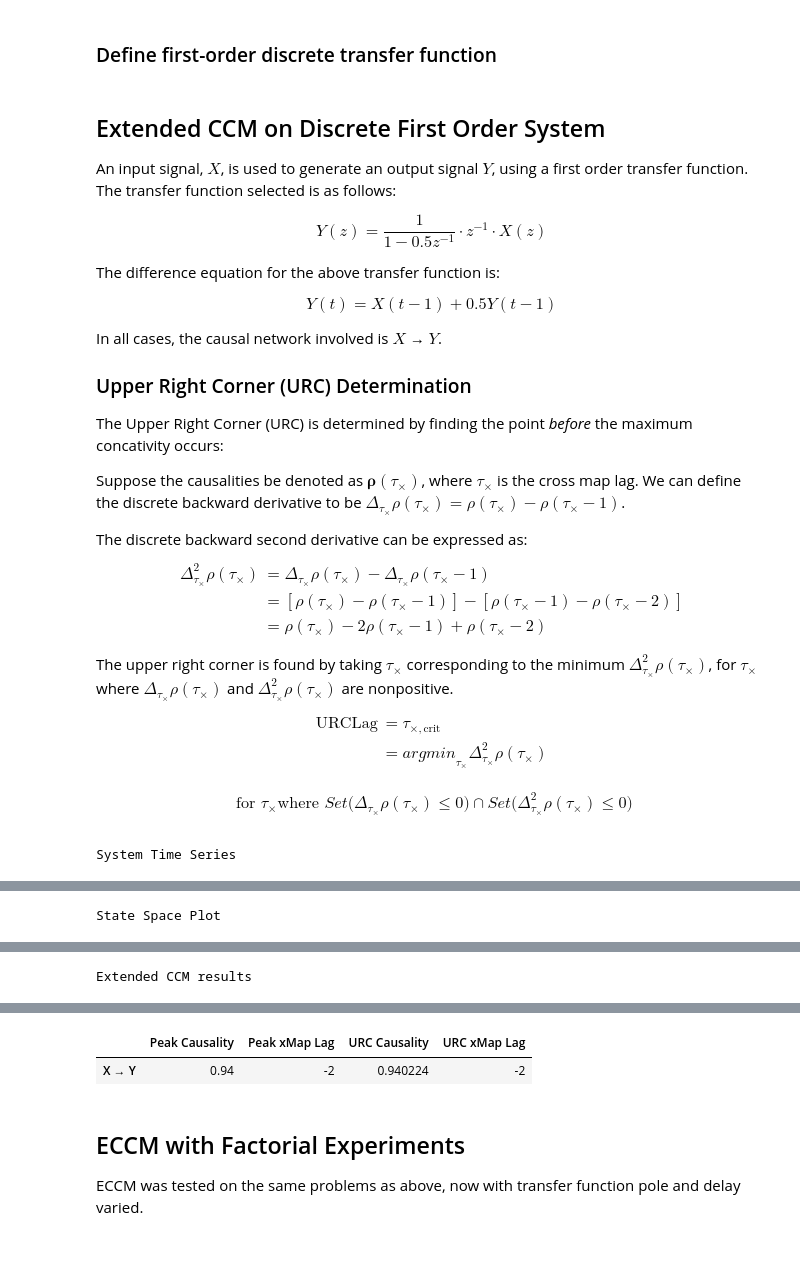
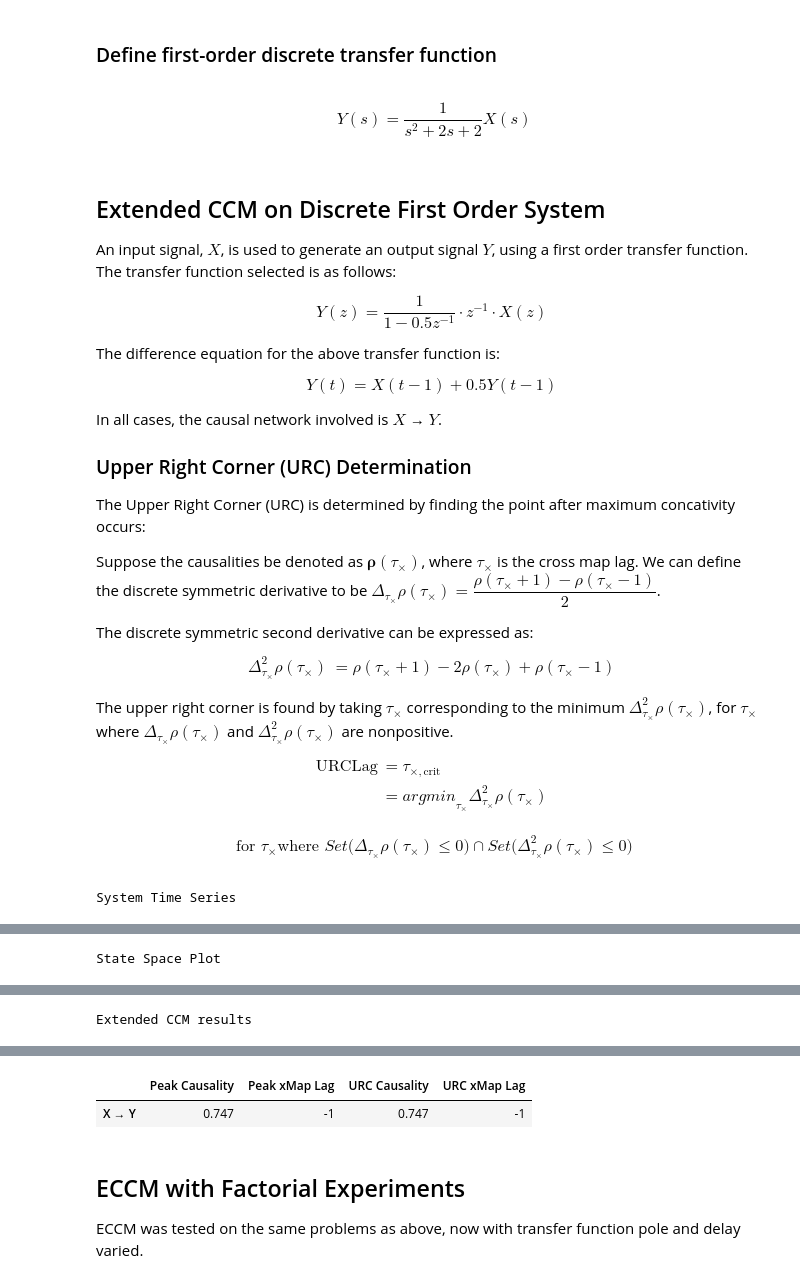
Before and after one commit to christeefy/Novel-Techniques-for-PTR-FD, a Jupyter notebook: ECCM on Discrete First Order Systems.ipynb, the cells around one changed output, grey strips where cells are left out. Cells and saved outputs as stored; diff of their text form; code cells hidden in the pictures; blank space fills up the shorter version.

Commit message:
Bug fix to URC criterion
Fix a bug where the URC criterion mis-identifies the Upper Left Corner of the plateau of a causality series when the slope fo the plateau is negative.

```diff
--- a/ECCM on Discrete First Order Systems.ipynb
+++ b/ECCM on Discrete First Order Systems.ipynb
@@ -325,7 +325,7 @@ def extCCM_wrapper(DF):
         '''
         # Concatenate first- and second-order derivatives into a
         # DataFrame with keys 'delta' and 'doubleDelta'
-        _derivAllVarsDF = pd.concat([DF.diff(), DF.diff().diff()],
+        _derivAllVarsDF = pd.concat([DF.diff(2).shift(-1)/2, DF.shift(-1) + DF.shift(1) - 2 * DF],
                                     axis=1,
                                     keys=['delta', 'doubleDelta'])
 
@@ -347,7 +347,7 @@ def extCCM_wrapper(DF):
             #    as a Pandas Series
             try:
                 critXMapLag = ((_derivSingleVarDF[_derivSingleVarDF.apply(lambda x: x <= 0)])
-                               .dropna())['doubleDelta'].idxmin() - 1
+                               .dropna())['doubleDelta'].idxmin()
             except ValueError:
                 critXMapLag = pd.Series(None, index=[key])
 
@@ -380,7 +380,7 @@ def extCCM_wrapper(DF):
         URCCausalities = []
         for (index, value) in peakCausalitiesDF['URC xMap Lag'].iteritems():
             # If cross map lag is None, causality is also None
-            URCCausalities.append(None if pd.isnull(value) else DF.loc[value, index])
+            URCCausalities.append(None if pd.isnull(value) else round(DF.loc[value, index], 3))
         peakCausalitiesDF['URC Causality'] = pd.Series(URCCausalities, index=peakCausalitiesDF.index)
 
         # Rearrange columns and return DataFrame
@@ -981,6 +981,12 @@ def simulate_discrete_tf(inputSignal, num, denom, delay=1, initVal=0.):
     _, outputSignal = signal.dlsim(tf, inputSignal)
 
     return np.squeeze(outputSignal)
+# %% [markdown]
+$$
+\begin{align}
+Y(s) = \dfrac{1}{s^2 + 2 s + 2} X(s)
+\end{align}
+$$
 # %% [markdown]
 ## Extended CCM on Discrete First Order System
 An input signal, $X$, is used to generate an output signal $Y$, using a first order transfer function. The transfer function selected is as follows:
@@ -995,17 +1001,15 @@ In all cases, the causal network involved is $X$ → $Y$.
 
 
 ### Upper Right Corner (URC) Determination
-The Upper Right Corner (URC) is determined by finding the point *before* the maximum concativity occurs:
+The Upper Right Corner (URC) is determined by finding the point after maximum concativity occurs:
 
-Suppose the causalities be denoted as $\mathbf{\rho} \left( \tau_\times \right)$, where $\tau_\times$ is the cross map lag. We can define the discrete backward derivative to be $\Delta_{\tau_\times} \rho(\tau_\times) = \rho(\tau_\times) - \rho(\tau_\times - 1)$.
+Suppose the causalities be denoted as $\mathbf{\rho} \left( \tau_\times \right)$, where $\tau_\times$ is the cross map lag. We can define the discrete symmetric derivative to be $\Delta_{\tau_\times} \rho(\tau_\times) = \dfrac{\rho(\tau_\times + 1) - \rho(\tau_\times - 1)}{2}$.
 
-The discrete backward second derivative can be expressed as:
+The discrete symmetric second derivative can be expressed as:
 $$
 \begin{align}
 \Delta_{\tau_\times}^2 \rho(\tau_\times)
-&= \Delta_{\tau_\times} \rho(\tau_\times) - \Delta_{\tau_\times} \rho(\tau_\times - 1) \\
-&= \left[ \rho(\tau_\times) - \rho(\tau_\times - 1) \right] - \left[ \rho(\tau_\times - 1) - \rho(\tau_\times - 2) \right] \\
-&= \rho(\tau_\times) - 2 \rho(\tau_\times - 1) + \rho(\tau_\times - 2)
+&= \rho(\tau_\times + 1) - 2 \rho(\tau_\times) + \rho(\tau_\times - 1)
 \end{align}
 $$
 
@@ -1031,40 +1035,45 @@ N = 5000
 
 # Set seed
 seed = 0
 np.random.seed(seed)
 
 # Generate input signal
-# X = random_normal_input(N, mu=0., var=1.)
+X = random_normal_input(N, mu=0., var=1.)
 # X = random_binary_input(N, binVals=[-1, 1], binRatios=[0.5, 0.5])
-X = aperiodic_random_binary(N, binVals=[-1, 1], holdDuration=[1, 100])
+# X = aperiodic_random_binary(N, binVals=[-1, 1], holdDuration=[1, 100])
+
+# Add white noise (optional)
+# X = X + np.random.normal(0., 0.1, size=(N,))
 
 # Generate output signal
 Y = simulate_discrete_tf(X,
-                         num=[1.0],
-                         denom=[1.0, 0.3, 0.9],
-                         delay=1
-                        )
+                         num=[0.2458, 0.1231],
+                         denom=[1.0, -.3975, 0.1353],
+                         delay=1)
+
+# Add white noise (optional)
+Y = Y + np.random.normal(0., 0.1, size=(N,))
 
 # Create Pandas DataFrame from input and output signals
 statesDF = pd.DataFrame(np.append(X[:, np.newaxis],
                                   Y[:, np.newaxis],
                                   axis=1),
                         columns=['X', 'Y'])
 
 # Run Extended CCM algorithm
 causalitiesDF, peaksDF = extCCM_wrapper(statesDF)
 
 # Visualise results
 visualise_results(statesDF, causalitiesDF, peaksDF)
 # %% [output]
 System Time Series
 [interactive output not drawn]
 State Space Plot
 [interactive output not drawn]
 Extended CCM results
 [interactive output not drawn]
 |  | Peak Causality | Peak xMap Lag | URC Causality | URC xMap Lag |
-| X → Y | 0.94 | -2 | 0.940224 | -2 |
+| X → Y | 0.747 | -1 | 0.747 | -1 |
 # %% [markdown]
 ## ECCM with Factorial Experiments
 ECCM was tested on the same problems as above, now with transfer function pole and delay varied.
```
